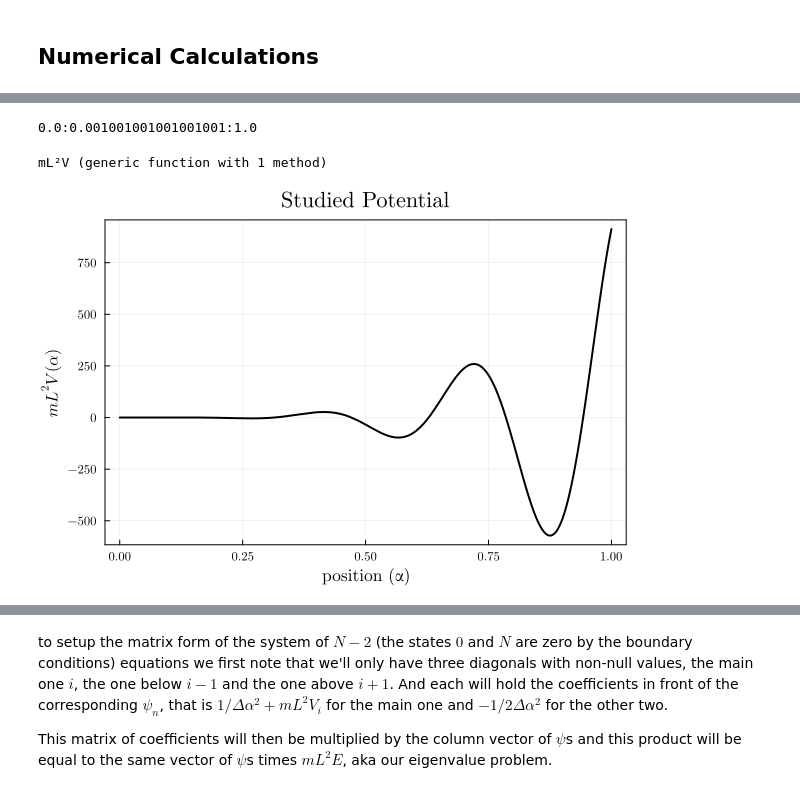
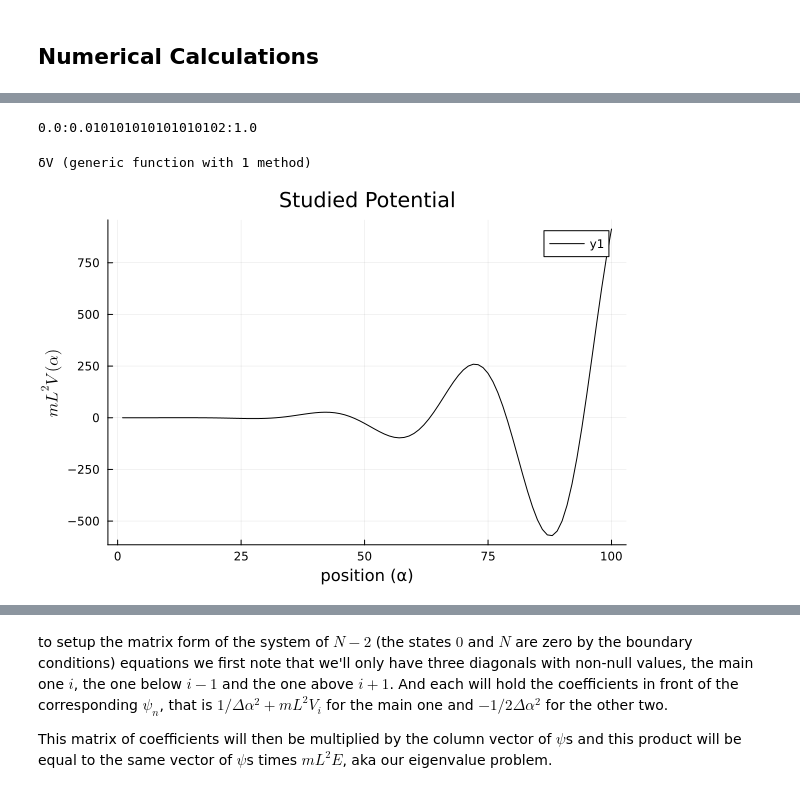
Before and after one commit to uriballo/computational-physics, a Jupyter notebook: numerical-schrodinger-equation/one-dimensional-solution/1d-numerical-schrodinger-equation.ipynb, the cells around one changed output, grey strips where cells are left out. Cells and saved outputs as stored; diff of their text form; code cells hidden in the pictures.

```diff
--- a/numerical-schrodinger-equation/one-dimensional-solution/1d-numerical-schrodinger-equation.ipynb
+++ b/numerical-schrodinger-equation/one-dimensional-solution/1d-numerical-schrodinger-equation.ipynb
@@ -27,21 +51,24 @@ finally we have achieved our goal of having a dimension-less equation that is di
 # %%
-N = 1000
+N = 100
 dα = 1/N
 α = range(0,1, length = N)
 # %% [output]
-0.0:0.001001001001001001:1.0
+0.0:0.010101010101010102:1.0
 # %%
+# Potentials
 mL²V(α) = 1000 .* sin.(20 * α) .* α.^4
+
+δV(α) = 1/2 .* α.^2
 # %% [output]
-mL²V (generic function with 1 method)
+δV (generic function with 1 method)
 # %%
 using Plots
 using LaTeXStrings
 
 plotFont = "Computer Modern"
-default("Computer Modern", linewidth = 2, framestyle = :box, label = nothing, grid = true)
+#default(plotFont, linewidth = 2, framestyle = :box, label = nothing, grid = true)
 
-plot(mL²V, 0, 1, title = "Studied Potential",
+plot(mL²V(α), title = "Studied Potential",
     linecolor = :black, xlabel = "position (α)",ylabel  = L"mL^2V(\alpha)" )
 # %% [output]
-[figure, old version]
+[figure, new version]
```
Also changed, not shown: parts of 10 cells of this notebook, 3 other files.
